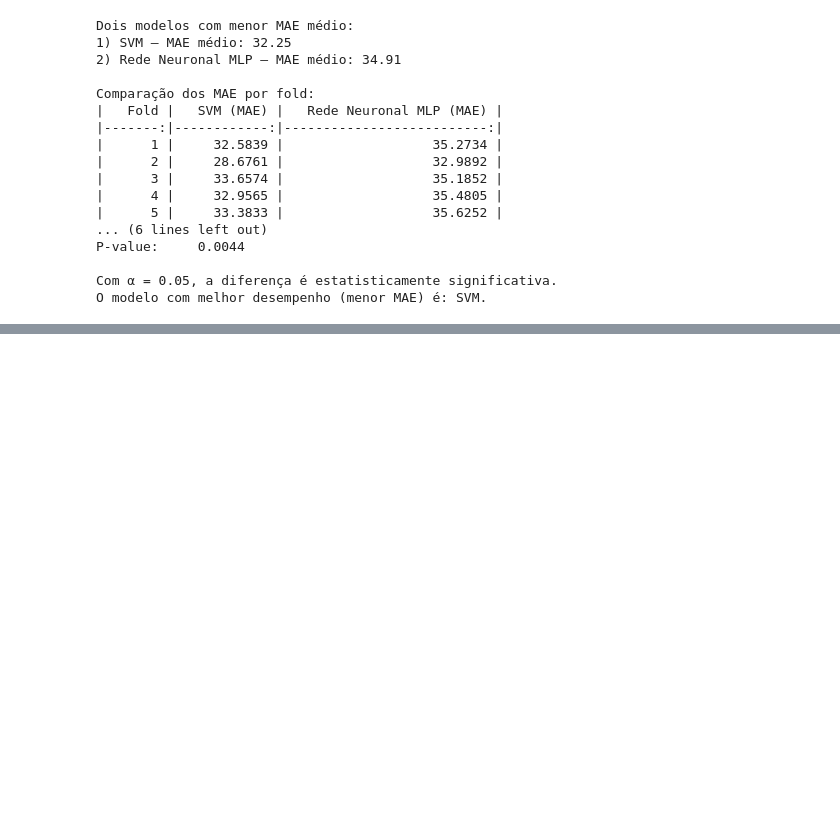
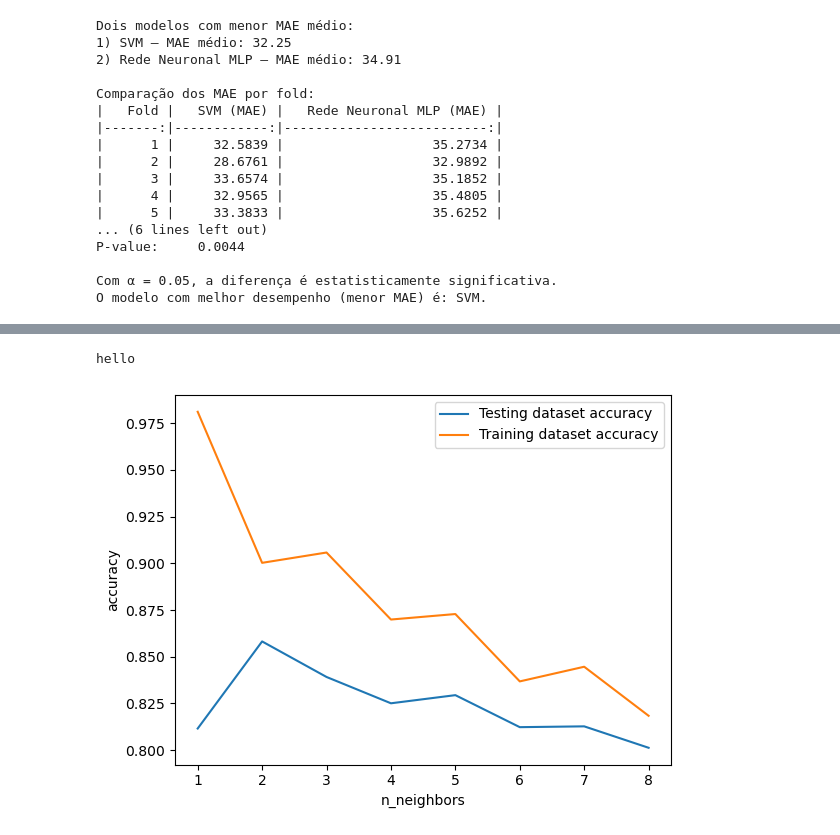
Before and after one commit to JoaoPinto1220663/ANADI_MFC_3DI_1220664_1220663_1220665, a Jupyter notebook: script/script.ipynb, the cells around one changed output, grey strips where cells are left out. Cells and saved outputs as stored; diff of their text form; code cells hidden in the pictures; blank space fills up the shorter version.

```diff
--- a/script/script.ipynb
+++ b/script/script.ipynb
@@ -971,0 +993,19 @@ O modelo com melhor desempenho (menor MAE) é: SVM.
+# %%
+from sklearn.metrics import accuracy_score, precision_score, recall_score, f1_score
+
+def compute_metrics(model, X, y, kf):
+    accs, precs, senss, specs, f1s = [], [], [], [], []
+    for train_idx, test_idx in kf.split(X, y):
+        X_train, X_test = X[train_idx], X[test_idx]
+        y_train, y_test = y.iloc[train_idx], y.iloc[test_idx]
+
+        model.fit(X_train, y_train)
+        y_pred = model.predict(X_test)
+
+        accs.append(accuracy_score(y_test, y_pred))
+        precs.append(precision_score(y_test, y_pred, zero_division=0))
+        senss.append(recall_score(y_test, y_pred, pos_label=1))
+        specs.append(recall_score(y_test, y_pred, pos_label=0))
+        f1s.append(f1_score(y_test, y_pred))
+
+    return accs, precs, senss, specs, f1s
@@ -971,0 +1157,41 @@ O modelo com melhor desempenho (menor MAE) é: SVM.
+# %%
+# 4.3.2 d)
+print('hello')
+import numpy as np
+import matplotlib.pyplot as plt
+from sklearn.neighbors import KNeighborsClassifier
+from sklearn.metrics import classification_report, confusion_matrix, ConfusionMatrixDisplay
+from sklearn.preprocessing import StandardScaler
+from sklearn.model_selection import train_test_split
+
+# definir features e label
+x = df.drop(columns=['RespDisease', 'Outcome', 'Country', 'Region',
+    'NUTS_Code', 'Air_Pollutant'], errors='ignore')
+y = df['RespDisease']
+
+# dividir sample em componente de treino e compnente de teste
+x_train, x_test, y_train, y_test = train_test_split(x, y, test_size=0.2, random_state=42)
+
+# antes de criar o modelo, vamos escolher um valor apropriado para k
+neighbors = np.arange(1, 9)
+train_accuracy = np.empty(len(neighbors))
+test_accuracy = np.empty(len(neighbors))
+
+# fazer um ciclo para os diferentes números de vizinhos e obter accuracy de cada um
+for i, k in enumerate(neighbors):
+    knn = KNeighborsClassifier(n_neighbors = k )
+    knn.fit(x_train, y_train)
+    # verificar accuracy de treino e de teste
+    train_accuracy[i] = knn.score(x_train, y_train)
+    test_accuracy[i] = knn.score(x_test, y_test)
+
+# criar um gráfico para identificar qual o número de vizinhos mais adequado
+plt.plot(neighbors, test_accuracy, label = 'Testing dataset accuracy')
+plt.plot(neighbors, train_accuracy, label = 'Training dataset accuracy')
+plt.legend()
+plt.xlabel('n_neighbors')
+plt.ylabel('accuracy')
+plt.show()
+# %% [output]
+hello
+[figure, added]
```
Also changed, not shown: parts of 8 cells of this notebook, 1 other file.
